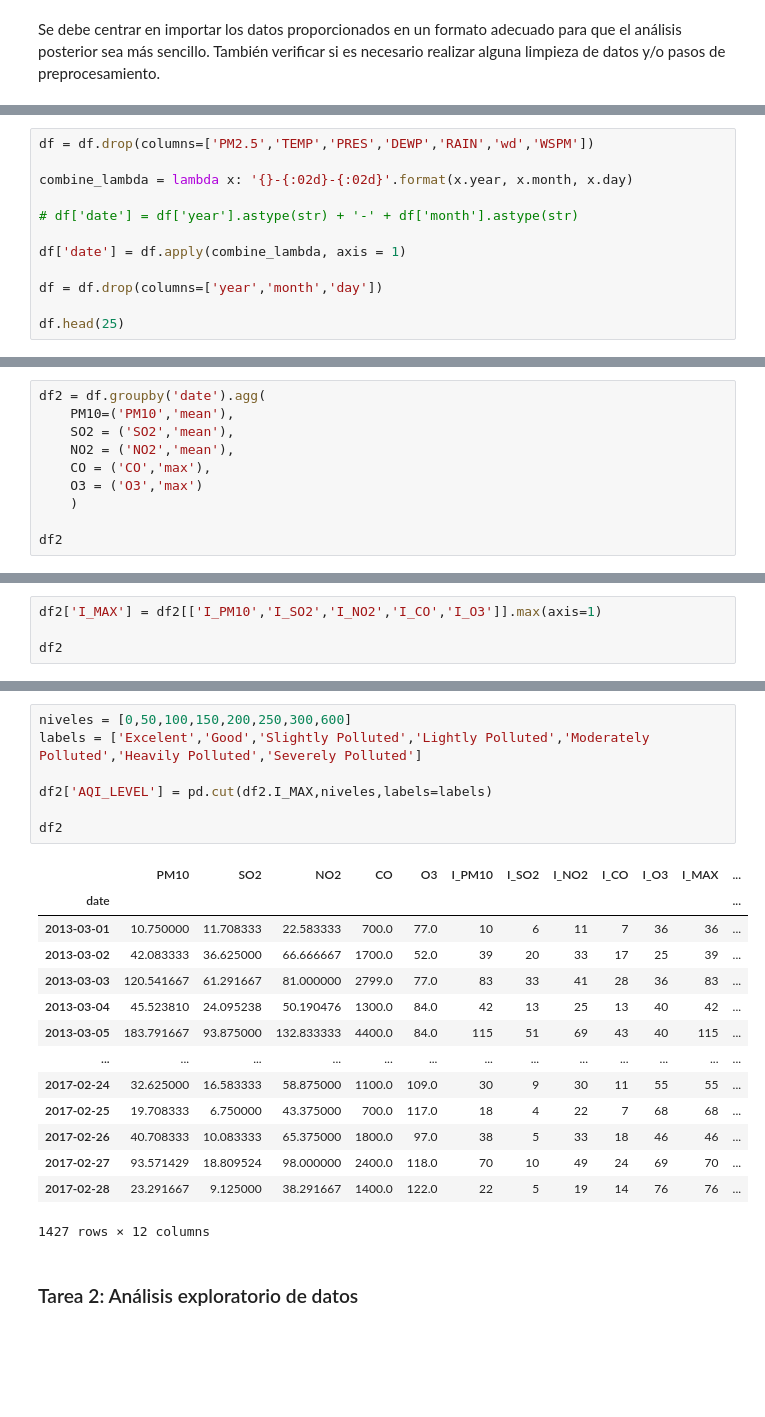
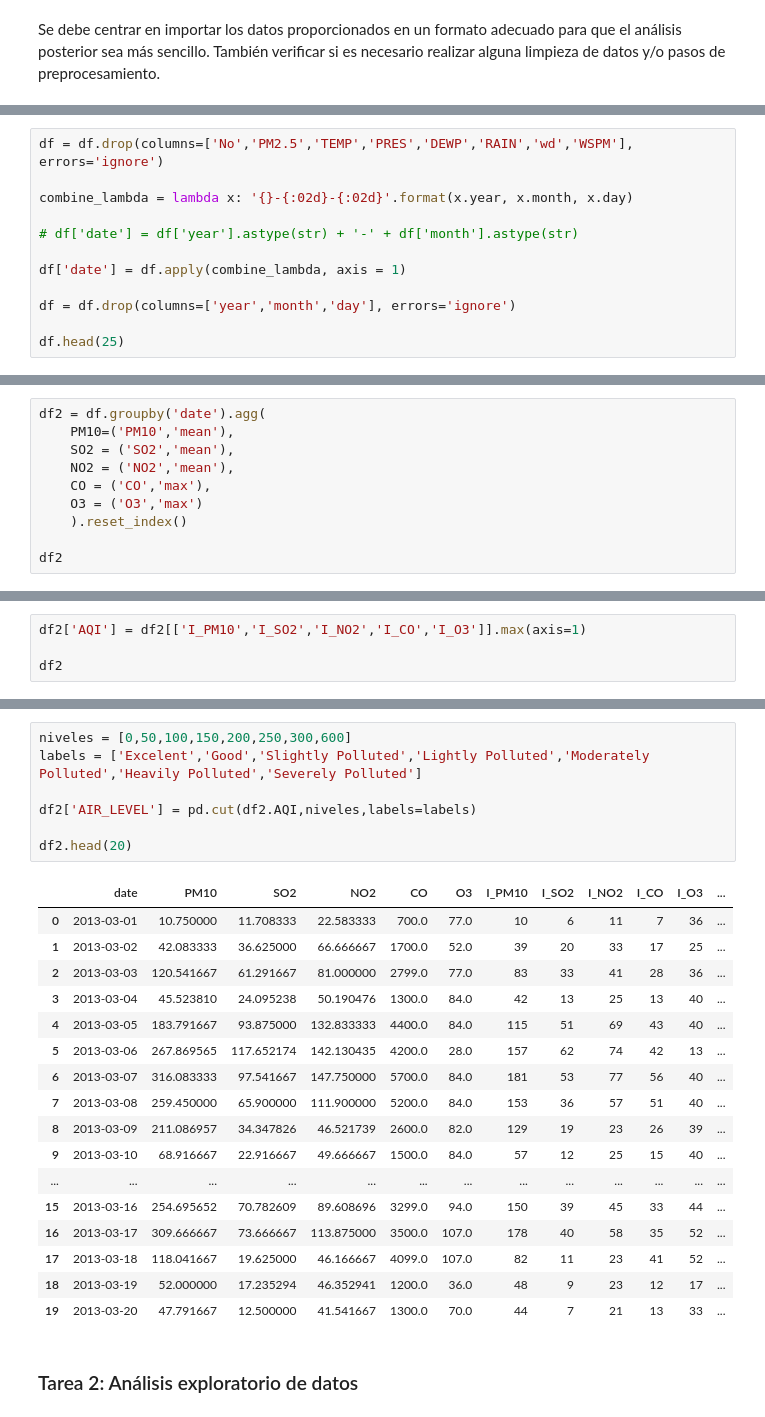
Before and after one commit to JHyel2015/Proyecto2_1B_2023A, a Jupyter notebook: notebooks/Proyecto2B.ipynb, the cells around one changed output, grey strips where cells are left out. Drawn from its saved outputs; the diff is of its cells as text; blank space fills up the shorter version.

```diff
--- a/notebooks/Proyecto2B.ipynb
+++ b/notebooks/Proyecto2B.ipynb
@@ -56,0 +99,12 @@ df.head(25)
+# %%
+df = df.drop(columns=['No','PM2.5','TEMP','PRES','DEWP','RAIN','wd','WSPM'], errors='ignore')
+
+combine_lambda = lambda x: '{}-{:02d}-{:02d}'.format(x.year, x.month, x.day)
+
+# df['date'] = df['year'].astype(str) + '-' + df['month'].astype(str)
+
+df['date'] = df.apply(combine_lambda, axis = 1)
+
+df = df.drop(columns=['year','month','day'], errors='ignore')
+
+df.head(25)
@@ -102,13 +159 @@ station    0
 dtype: int64
-# %%
-df = df.drop(columns=['PM2.5','TEMP','PRES','DEWP','RAIN','wd','WSPM'])
-
-combine_lambda = lambda x: '{}-{:02d}-{:02d}'.format(x.year, x.month, x.day)
-
-# df['date'] = df['year'].astype(str) + '-' + df['month'].astype(str)
-
-df['date'] = df.apply(combine_lambda, axis = 1)
-
-df = df.drop(columns=['year','month','day'])
-
-df.head(25)
@@ -137,7 +167,7 @@ df2 = df.groupby('date').agg(
     NO2 = ('NO2','mean'),
     CO = ('CO','max'),
     O3 = ('O3','max')
-    )
+    ).reset_index()
 
 df2
 # %% [output]
@@ -197,5 +218,5 @@ if b in df2['I_PM10']:
 # %%
-df2['I_MAX'] = df2[['I_PM10','I_SO2','I_NO2','I_CO','I_O3']].max(axis=1)
+df2['AQI'] = df2[['I_PM10','I_SO2','I_NO2','I_CO','I_O3']].max(axis=1)
 
 df2
 # %% [output]
@@ -216,25 +238,28 @@ df2
 # %%
 niveles = [0,50,100,150,200,250,300,600]
 labels = ['Excelent','Good','Slightly Polluted','Lightly Polluted','Moderately Polluted','Heavily Polluted','Severely Polluted']
 
-df2['AQI_LEVEL'] = pd.cut(df2.I_MAX,niveles,labels=labels)
+df2['AIR_LEVEL'] = pd.cut(df2.AQI,niveles,labels=labels)
 
-df2
+df2.head(20)
 # %% [output]
-|  | PM10 | SO2 | NO2 | CO | O3 | I_PM10 | I_SO2 | I_NO2 | I_CO | I_O3 | I_MAX | ... |
-| date |  |  |  |  |  |  |  |  |  |  |  | ... |
-| 2013-03-01 | 10.750000 | 11.708333 | 22.583333 | 700.0 | 77.0 | 10 | 6 | 11 | 7 | 36 | 36 | ... |
-| 2013-03-02 | 42.083333 | 36.625000 | 66.666667 | 1700.0 | 52.0 | 39 | 20 | 33 | 17 | 25 | 39 | ... |
-| 2013-03-03 | 120.541667 | 61.291667 | 81.000000 | 2799.0 | 77.0 | 83 | 33 | 41 | 28 | 36 | 83 | ... |
-| 2013-03-04 | 45.523810 | 24.095238 | 50.190476 | 1300.0 | 84.0 | 42 | 13 | 25 | 13 | 40 | 42 | ... |
-| 2013-03-05 | 183.791667 | 93.875000 | 132.833333 | 4400.0 | 84.0 | 115 | 51 | 69 | 43 | 40 | 115 | ... |
+|  | date | PM10 | SO2 | NO2 | CO | O3 | I_PM10 | I_SO2 | I_NO2 | I_CO | I_O3 | ... |
+| 0 | 2013-03-01 | 10.750000 | 11.708333 | 22.583333 | 700.0 | 77.0 | 10 | 6 | 11 | 7 | 36 | ... |
+| 1 | 2013-03-02 | 42.083333 | 36.625000 | 66.666667 | 1700.0 | 52.0 | 39 | 20 | 33 | 17 | 25 | ... |
+| 2 | 2013-03-03 | 120.541667 | 61.291667 | 81.000000 | 2799.0 | 77.0 | 83 | 33 | 41 | 28 | 36 | ... |
+| 3 | 2013-03-04 | 45.523810 | 24.095238 | 50.190476 | 1300.0 | 84.0 | 42 | 13 | 25 | 13 | 40 | ... |
+| 4 | 2013-03-05 | 183.791667 | 93.875000 | 132.833333 | 4400.0 | 84.0 | 115 | 51 | 69 | 43 | 40 | ... |
+| 5 | 2013-03-06 | 267.869565 | 117.652174 | 142.130435 | 4200.0 | 28.0 | 157 | 62 | 74 | 42 | 13 | ... |
+| 6 | 2013-03-07 | 316.083333 | 97.541667 | 147.750000 | 5700.0 | 84.0 | 181 | 53 | 77 | 56 | 40 | ... |
+| 7 | 2013-03-08 | 259.450000 | 65.900000 | 111.900000 | 5200.0 | 84.0 | 153 | 36 | 57 | 51 | 40 | ... |
+| 8 | 2013-03-09 | 211.086957 | 34.347826 | 46.521739 | 2600.0 | 82.0 | 129 | 19 | 23 | 26 | 39 | ... |
+| 9 | 2013-03-10 | 68.916667 | 22.916667 | 49.666667 | 1500.0 | 84.0 | 57 | 12 | 25 | 15 | 40 | ... |
 | ... | ... | ... | ... | ... | ... | ... | ... | ... | ... | ... | ... | ... |
-| 2017-02-24 | 32.625000 | 16.583333 | 58.875000 | 1100.0 | 109.0 | 30 | 9 | 30 | 11 | 55 | 55 | ... |
-| 2017-02-25 | 19.708333 | 6.750000 | 43.375000 | 700.0 | 117.0 | 18 | 4 | 22 | 7 | 68 | 68 | ... |
-| 2017-02-26 | 40.708333 | 10.083333 | 65.375000 | 1800.0 | 97.0 | 38 | 5 | 33 | 18 | 46 | 46 | ... |
-| 2017-02-27 | 93.571429 | 18.809524 | 98.000000 | 2400.0 | 118.0 | 70 | 10 | 49 | 24 | 69 | 70 | ... |
-| 2017-02-28 | 23.291667 | 9.125000 | 38.291667 | 1400.0 | 122.0 | 22 | 5 | 19 | 14 | 76 | 76 | ... |
+| 15 | 2013-03-16 | 254.695652 | 70.782609 | 89.608696 | 3299.0 | 94.0 | 150 | 39 | 45 | 33 | 44 | ... |
+| 16 | 2013-03-17 | 309.666667 | 73.666667 | 113.875000 | 3500.0 | 107.0 | 178 | 40 | 58 | 35 | 52 | ... |
+| 17 | 2013-03-18 | 118.041667 | 19.625000 | 46.166667 | 4099.0 | 107.0 | 82 | 11 | 23 | 41 | 52 | ... |
+| 18 | 2013-03-19 | 52.000000 | 17.235294 | 46.352941 | 1200.0 | 36.0 | 48 | 9 | 23 | 12 | 17 | ... |
+| 19 | 2013-03-20 | 47.791667 | 12.500000 | 41.541667 | 1300.0 | 70.0 | 44 | 7 | 21 | 13 | 33 | ... |
-1427 rows × 12 columns
 # %% [markdown]
 ### Tarea 2: Análisis exploratorio de datos
 # %% [markdown]
```
Also changed, not shown: parts of 27 cells of this notebook.
